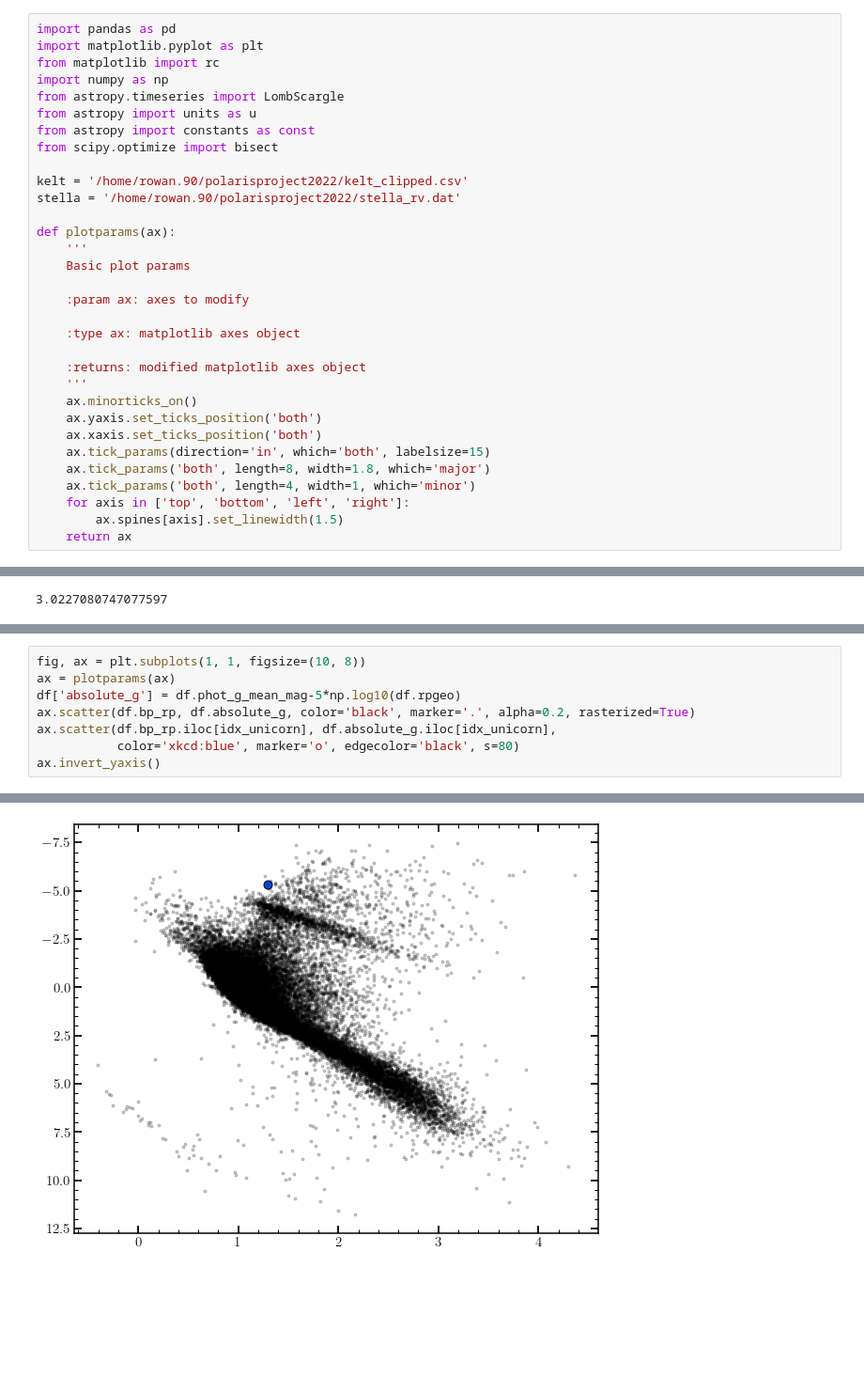
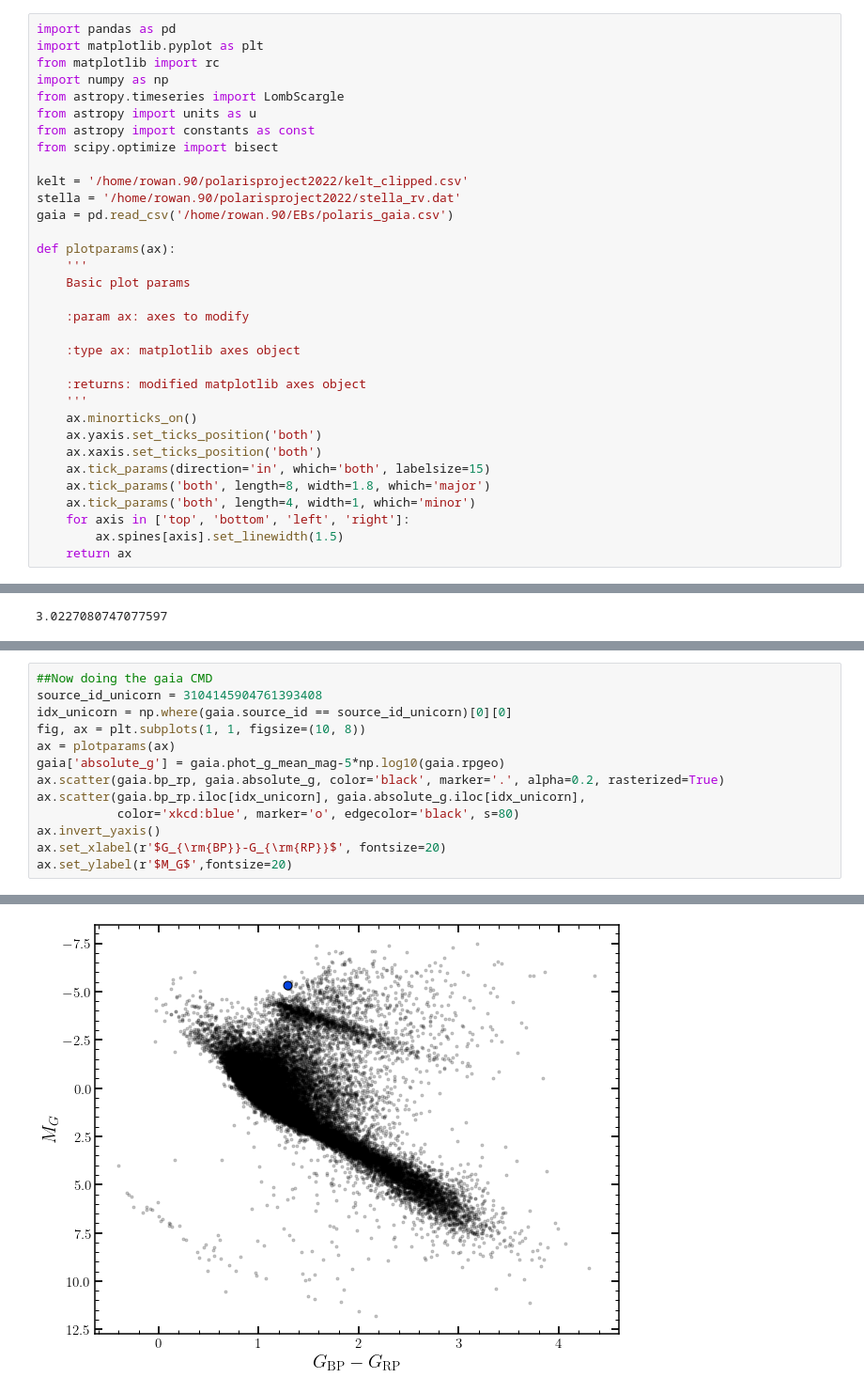
Before and after one commit to dmrowan/polarisproject2022, a Jupyter notebook: polarisproject2022.ipynb, the cells around one changed output, grey strips where cells are left out. Shown at 94% size. Saved outputs shown, nothing was run; the diff lists cells and outputs as text; blank space fills up the shorter version.

Commit message:
added gaia

```diff
--- a/polarisproject2022.ipynb
+++ b/polarisproject2022.ipynb
@@ -10,6 +10,7 @@ from scipy.optimize import bisect
 
 kelt = '/home/rowan.90/polarisproject2022/kelt_clipped.csv'
 stella = '/home/rowan.90/polarisproject2022/stella_rv.dat'
+gaia = pd.read_csv('/home/rowan.90/EBs/polaris_gaia.csv')
 
 def plotparams(ax):
     '''
@@ -174,9 +171,14 @@ idx_unicorn = np.where(df.source_id == source_id_unicorn)[0][0]
 # %%
+##Now doing the gaia CMD
+source_id_unicorn = 3104145904761393408
+idx_unicorn = np.where(gaia.source_id == source_id_unicorn)[0][0]
 fig, ax = plt.subplots(1, 1, figsize=(10, 8))
 ax = plotparams(ax)
-df['absolute_g'] = df.phot_g_mean_mag-5*np.log10(df.rpgeo)
-ax.scatter(df.bp_rp, df.absolute_g, color='black', marker='.', alpha=0.2, rasterized=True)
-ax.scatter(df.bp_rp.iloc[idx_unicorn], df.absolute_g.iloc[idx_unicorn],
+gaia['absolute_g'] = gaia.phot_g_mean_mag-5*np.log10(gaia.rpgeo)
+ax.scatter(gaia.bp_rp, gaia.absolute_g, color='black', marker='.', alpha=0.2, rasterized=True)
+ax.scatter(gaia.bp_rp.iloc[idx_unicorn], gaia.absolute_g.iloc[idx_unicorn],
            color='xkcd:blue', marker='o', edgecolor='black', s=80)
 ax.invert_yaxis()
+ax.set_xlabel(r'$G_{\rm{BP}}-G_{\rm{RP}}$', fontsize=20)
+ax.set_ylabel(r'$M_G$',fontsize=20)
 # %% [output]
@@ -183 +186 @@ ax.invert_yaxis()
-[figure, old version]
+[figure, new version]
```
Also changed, not shown: parts of 2 cells of this notebook.
